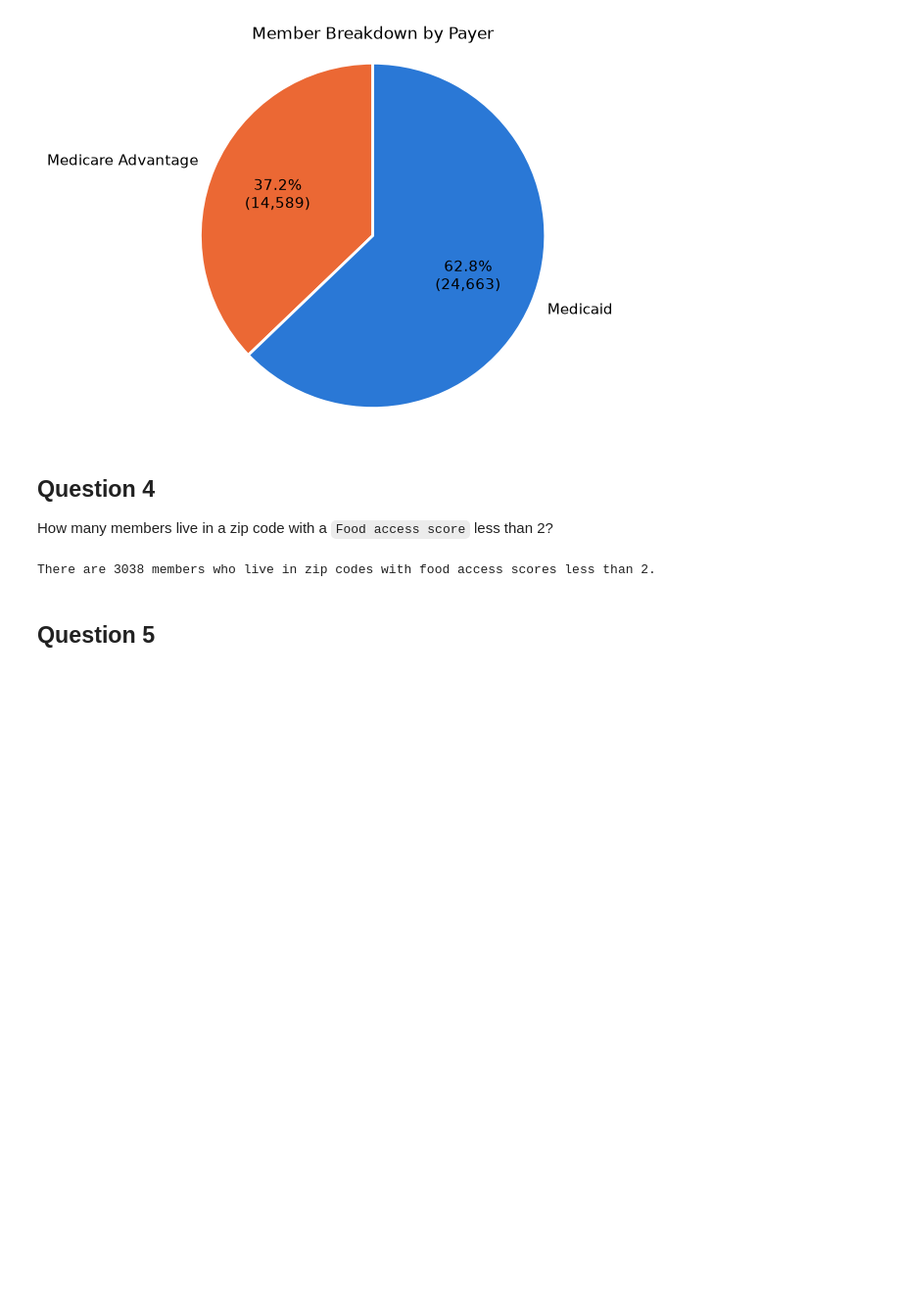
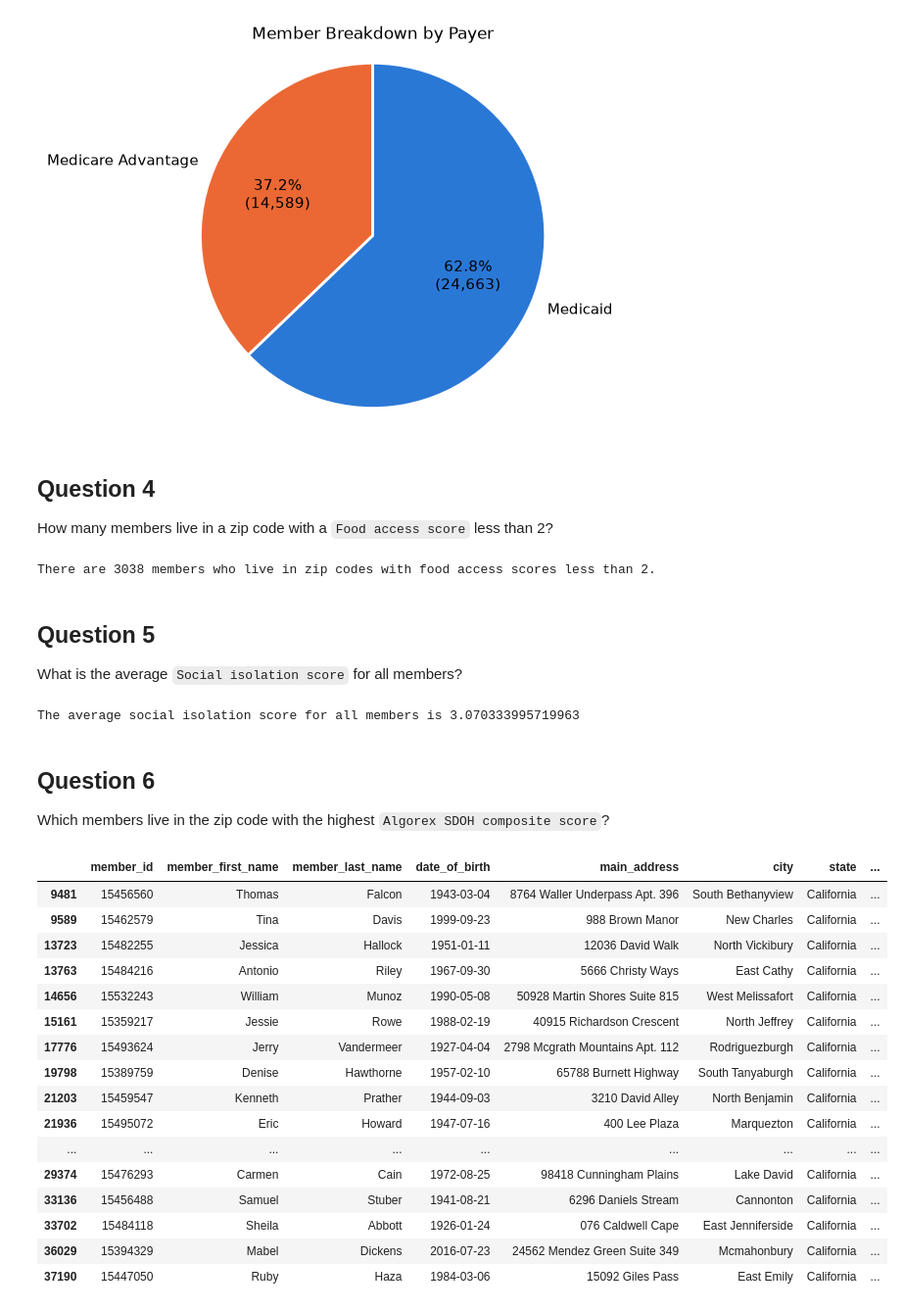
Before and after one commit to edwardbhyin/n1-data-ops-challenge-EY, a Jupyter notebook: Questions.ipynb, the cells around one changed output. Shown at 98% size. Drawn from its saved outputs; the diff is of its cells as text; code cells hidden in the pictures; blank space fills up the shorter version.

Commit message:
Finished questions.

```diff
--- a/Questions.ipynb
+++ b/Questions.ipynb
@@ -116,3 +116,46 @@ print(f"There are {low_food_members['member_id'].nunique()} members who live in
 There are 3038 members who live in zip codes with food access scores less than 2.
 # %% [markdown]
 ## Question 5
+What is the average `Social isolation score` for all members?
+# %%
+iso_score_sql = """
+    SELECT zcta, social_isolation_score FROM model_scores_by_zip;
+"""
+
+iso_score = pd.read_sql(iso_score_sql, con)
+merged = pd.merge(std_member_info, iso_score, left_on='zip_code', right_on='zcta', how='left')
+print(f"The average social isolation score for all members is {merged['social_isolation_score'].mean()}")
+# %% [output]
+The average social isolation score for all members is 3.070333995719963
+# %% [markdown]
+## Question 6
+Which members live in the zip code with the highest `Algorex SDOH composite score`?
+# %%
+sdoh_score_sql = """
+    SELECT zcta, algorex_sdoh_composite_score AS sdoh FROM model_scores_by_zip;
+"""
+
+sdoh_score = pd.read_sql(sdoh_score_sql, con)
+merged = pd.merge(std_member_info, sdoh_score, left_on='zip_code', right_on='zcta', how='left')
+max_sdoh_members = merged[merged['sdoh'] == max(merged['sdoh'])]
+max_sdoh_members.drop('zcta', axis=1, inplace=True)
+# %%
+max_sdoh_members
+# %% [output]
+|  | member_id | member_first_name | member_last_name | date_of_birth | main_address | city | state | ... |
+| 9481 | 15456560 | Thomas | Falcon | 1943-03-04 | 8764 Waller Underpass Apt. 396 | South Bethanyview | California | ... |
+| 9589 | 15462579 | Tina | Davis | 1999-09-23 | 988 Brown Manor | New Charles | California | ... |
+| 13723 | 15482255 | Jessica | Hallock | 1951-01-11 | 12036 David Walk | North Vickibury | California | ... |
+| 13763 | 15484216 | Antonio | Riley | 1967-09-30 | 5666 Christy Ways | East Cathy | California | ... |
+| 14656 | 15532243 | William | Munoz | 1990-05-08 | 50928 Martin Shores Suite 815 | West Melissafort | California | ... |
+| 15161 | 15359217 | Jessie | Rowe | 1988-02-19 | 40915 Richardson Crescent | North Jeffrey | California | ... |
+| 17776 | 15493624 | Jerry | Vandermeer | 1927-04-04 | 2798 Mcgrath Mountains Apt. 112 | Rodriguezburgh | California | ... |
+| 19798 | 15389759 | Denise | Hawthorne | 1957-02-10 | 65788 Burnett Highway | South Tanyaburgh | California | ... |
+| 21203 | 15459547 | Kenneth | Prather | 1944-09-03 | 3210 David Alley | North Benjamin | California | ... |
+| 21936 | 15495072 | Eric | Howard | 1947-07-16 | 400 Lee Plaza | Marquezton | California | ... |
+| ... | ... | ... | ... | ... | ... | ... | ... | ... |
+| 29374 | 15476293 | Carmen | Cain | 1972-08-25 | 98418 Cunningham Plains | Lake David | California | ... |
+| 33136 | 15456488 | Samuel | Stuber | 1941-08-21 | 6296 Daniels Stream | Cannonton | California | ... |
+| 33702 | 15484118 | Sheila | Abbott | 1926-01-24 | 076 Caldwell Cape | East Jenniferside | California | ... |
+| 36029 | 15394329 | Mabel | Dickens | 2016-07-23 | 24562 Mendez Green Suite 349 | Mcmahonbury | California | ... |
+| 37190 | 15447050 | Ruby | Haza | 1984-03-06 | 15092 Giles Pass | East Emily | California | ... |
```
Also changed, not shown: parts of 1 cell of this notebook, 1 other file.
